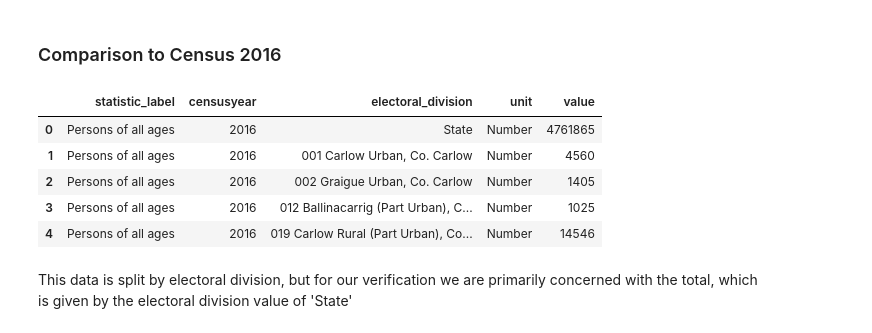
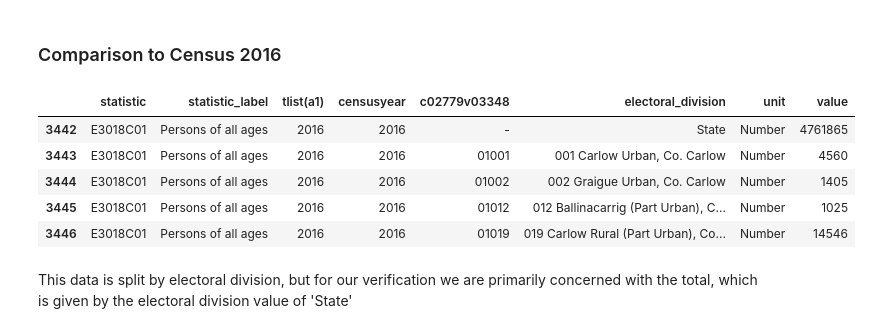
Before and after one commit to step-hen-burke/ca1, a Jupyter notebook: 00_initial_exploration.ipynb, the cells around one changed output. Drawn from its saved outputs; the diff is of its cells as text; code cells hidden in the pictures.

```diff
--- a/00_initial_exploration.ipynb
+++ b/00_initial_exploration.ipynb
@@ -179,15 +178,16 @@ The only one of these years that contained a census was 2016, so we can use this
 # %% [markdown]
 ### Comparison to Census 2016
 # %%
-census_2016_age_df  = read_csv_and_fix_names('data/census_2016_age_profile.csv')
+census_2016_age_df  = read_csv_and_fix_names('data/census_2016_population_per_age.csv')
+census_2016_age_df = census_2016_age_df.loc[(census_2016_age_df['censusyear'] == 2016)]
 census_2016_age_df.head()
 # %% [output]
-|  | statistic_label | censusyear | electoral_division | unit | value |
-| 0 | Persons of all ages | 2016 | State | Number | 4761865 |
-| 1 | Persons of all ages | 2016 | 001 Carlow Urban, Co. Carlow | Number | 4560 |
-| 2 | Persons of all ages | 2016 | 002 Graigue Urban, Co. Carlow | Number | 1405 |
-| 3 | Persons of all ages | 2016 | 012 Ballinacarrig (Part Urban), C... | Number | 1025 |
-| 4 | Persons of all ages | 2016 | 019 Carlow Rural (Part Urban), Co... | Number | 14546 |
+|  | statistic | statistic_label | tlist(a1) | censusyear | c02779v03348 | electoral_division | unit | value |
+| 3442 | E3018C01 | Persons of all ages | 2016 | 2016 | - | State | Number | 4761865 |
+| 3443 | E3018C01 | Persons of all ages | 2016 | 2016 | 01001 | 001 Carlow Urban, Co. Carlow | Number | 4560 |
+| 3444 | E3018C01 | Persons of all ages | 2016 | 2016 | 01002 | 002 Graigue Urban, Co. Carlow | Number | 1405 |
+| 3445 | E3018C01 | Persons of all ages | 2016 | 2016 | 01012 | 012 Ballinacarrig (Part Urban), C... | Number | 1025 |
+| 3446 | E3018C01 | Persons of all ages | 2016 | 2016 | 01019 | 019 Carlow Rural (Part Urban), Co... | Number | 14546 |
 # %% [markdown]
 This data is split by electoral division, but for our verification we are primarily concerned with the total, which is given by the electoral division value of 'State'
 # %%
```
Also changed, not shown: parts of 16 cells of this notebook, 1 other file.
